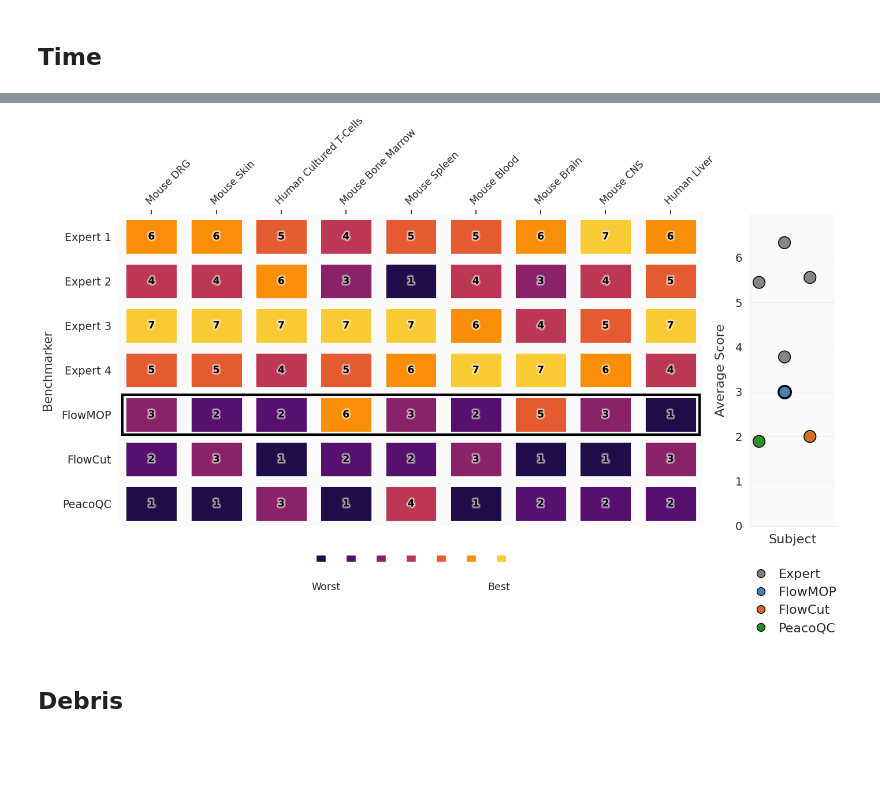
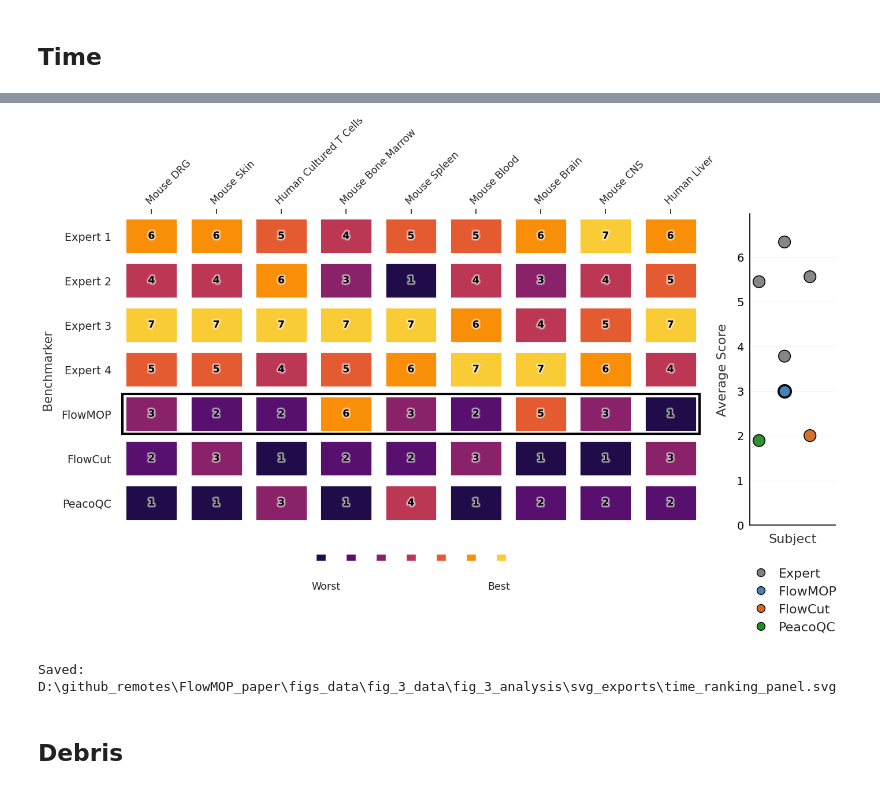
Before and after one commit to 1ordinateur/FlowMOP_paper, a Jupyter notebook: figs_data/fig_3_data/fig_3_analysis/fig_3_analysis_ranks.ipynb, the cells around one changed output, grey strips where cells are left out. Cells and saved outputs as stored; diff of their text form; code cells hidden in the pictures; blank space fills up the shorter version.

```diff
--- a/figs_data/fig_3_data/fig_3_analysis/fig_3_analysis_ranks.ipynb
+++ b/figs_data/fig_3_data/fig_3_analysis/fig_3_analysis_ranks.ipynb
@@ -464,7 +464,7 @@ plt.show()
 from bayesian_analysis import plot_average_scores, plot_ranking_heatmap, plot_posterior_analysis
 # %%
 sample_names = [
-    "Mouse DRG", "Mouse Skin", "Human Cultured T-Cells", "Mouse Bone Marrow", "Mouse Spleen", "Mouse Blood", "Mouse Brain", "Mouse CNS", "Human Liver"
+    "Mouse DRG", "Mouse Skin", "Human Cultured T Cells", "Mouse Bone Marrow", "Mouse Spleen", "Mouse Blood", "Mouse Brain", "Mouse CNS", "Human Liver"
 ]
 # %% [markdown]
 ## Time
@@ -478,10 +473,22 @@ plt.show()
 # %%
+from pathlib import Path
 from bayesian_analysis import plot_ranking_panel
 
-plot_ranking_panel(df= time,figsize=(16, 7), heatmap_title="Rankings Across Datasets", average_title="Average Rankings Score")
+export_dir = Path("svg_exports")
+export_dir.mkdir(parents=True, exist_ok=True)
+
+fig = plot_ranking_panel(
+    df=time,
+    figsize=(16, 7),
+    heatmap_title="Rankings Across Datasets",
+    average_title="Average Rankings Score",
+)
+fig.savefig(export_dir / "time_ranking_panel.svg", format="svg", bbox_inches="tight")
 plt.show()
+print(f"Saved: {(export_dir / 'time_ranking_panel.svg').resolve()}")
 # %% [output]
-[figure, old version]
+[figure, new version]
+Saved: D:\github_remotes\FlowMOP_paper\figs_data\fig_3_data\fig_3_analysis\svg_exports\time_ranking_panel.svg
 # %% [markdown]
 ## Debris
 # %%
```
Also changed, not shown: parts of 6 cells of this notebook, 17 other files.
